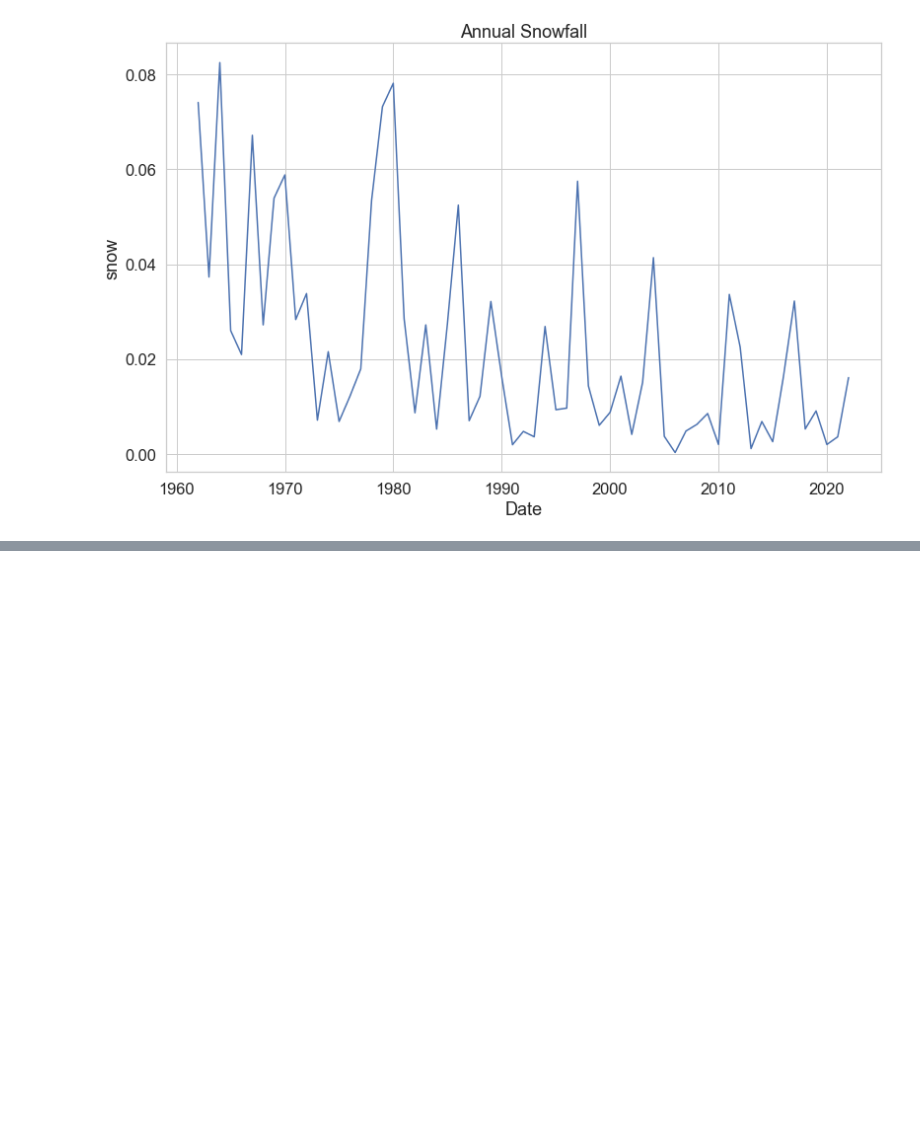
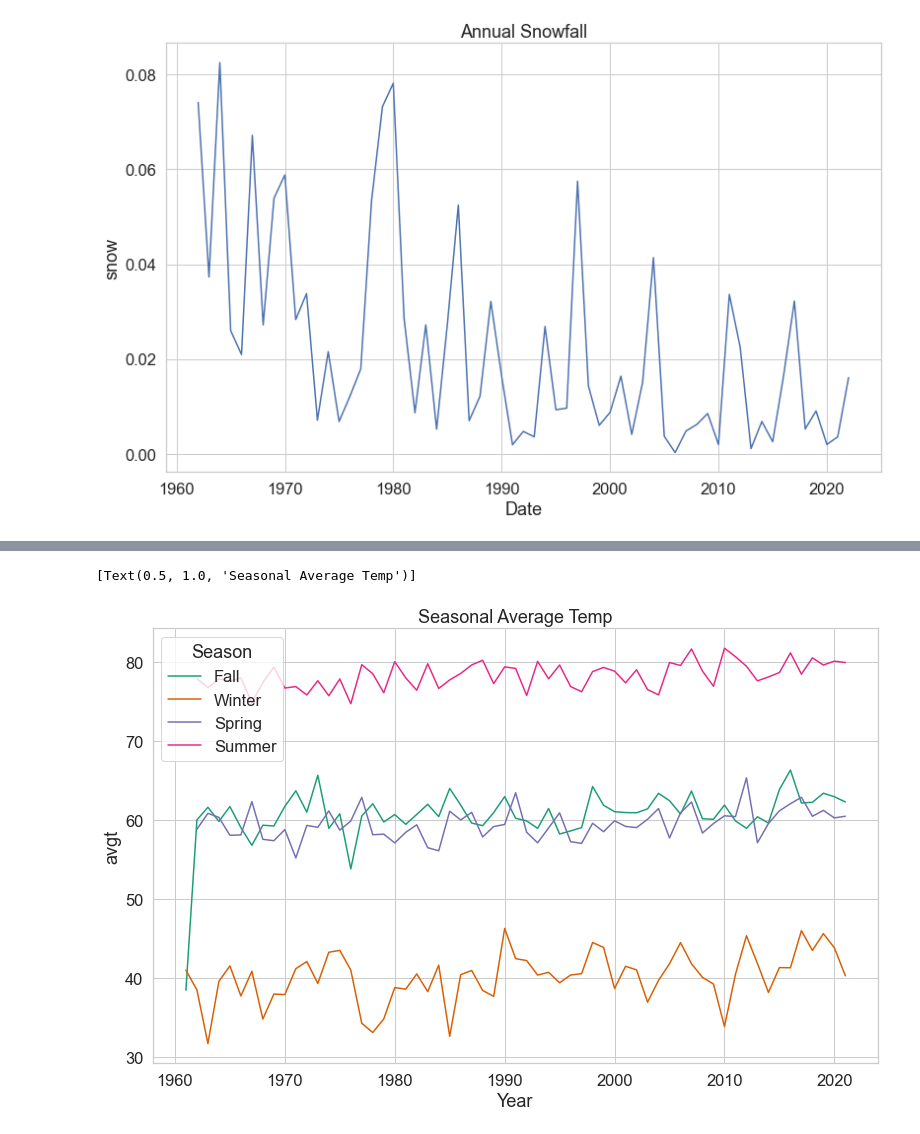
Before and after one commit to robertlanier/capstone, a Jupyter notebook: notebooks/tamu_srcc_eda.ipynb, the cells around one changed output, grey strips where cells are left out. Drawn from its saved outputs; the diff is of its cells as text; code cells hidden in the pictures; blank space fills up the shorter version.

```diff
--- a/notebooks/tamu_srcc_eda.ipynb
+++ b/notebooks/tamu_srcc_eda.ipynb
@@ -181,0 +211,10 @@ sns.lineplot(x = 'Year',
+# %%
+sns.lineplot(x = 'Year',
+             y = 'avgt',
+             data = idx_df,
+             hue = 'Season',
+             palette = 'Dark2',
+             ci = None).set(title='Seasonal Average Temp')
+# %% [output]
+[Text(0.5, 1.0, 'Seasonal Average Temp')]
+[figure, added]
```
Also changed, not shown: parts of 31 cells of this notebook.
